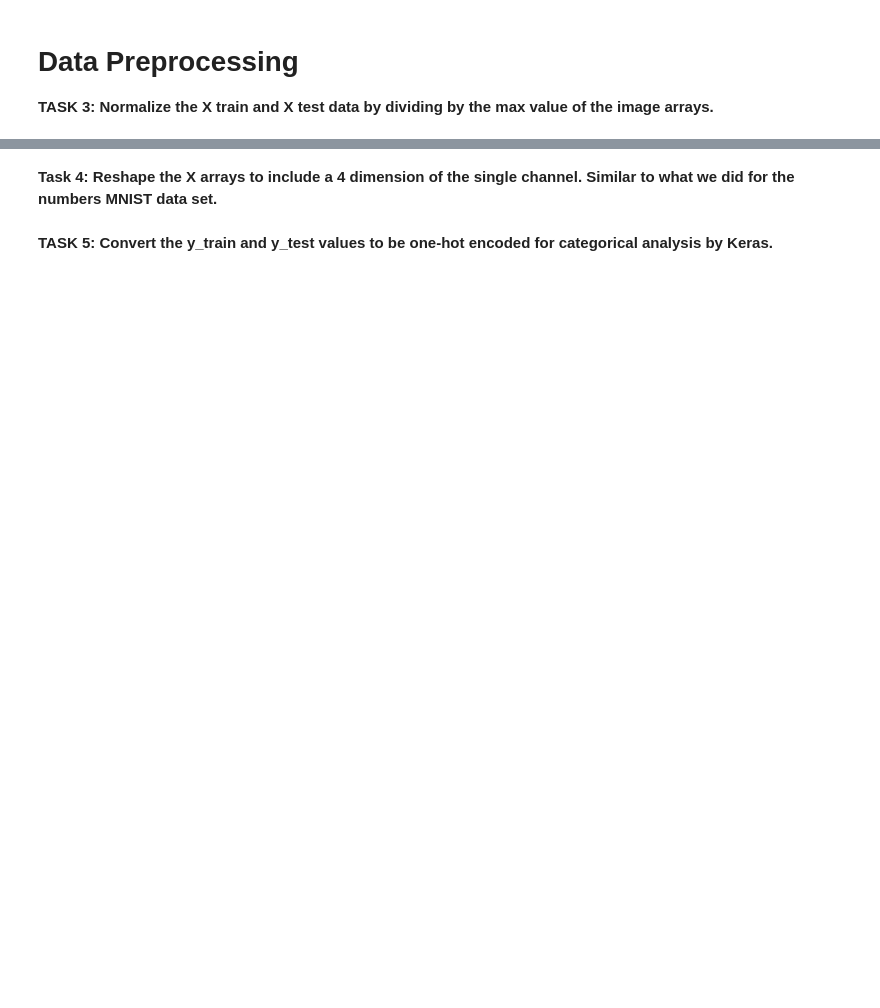
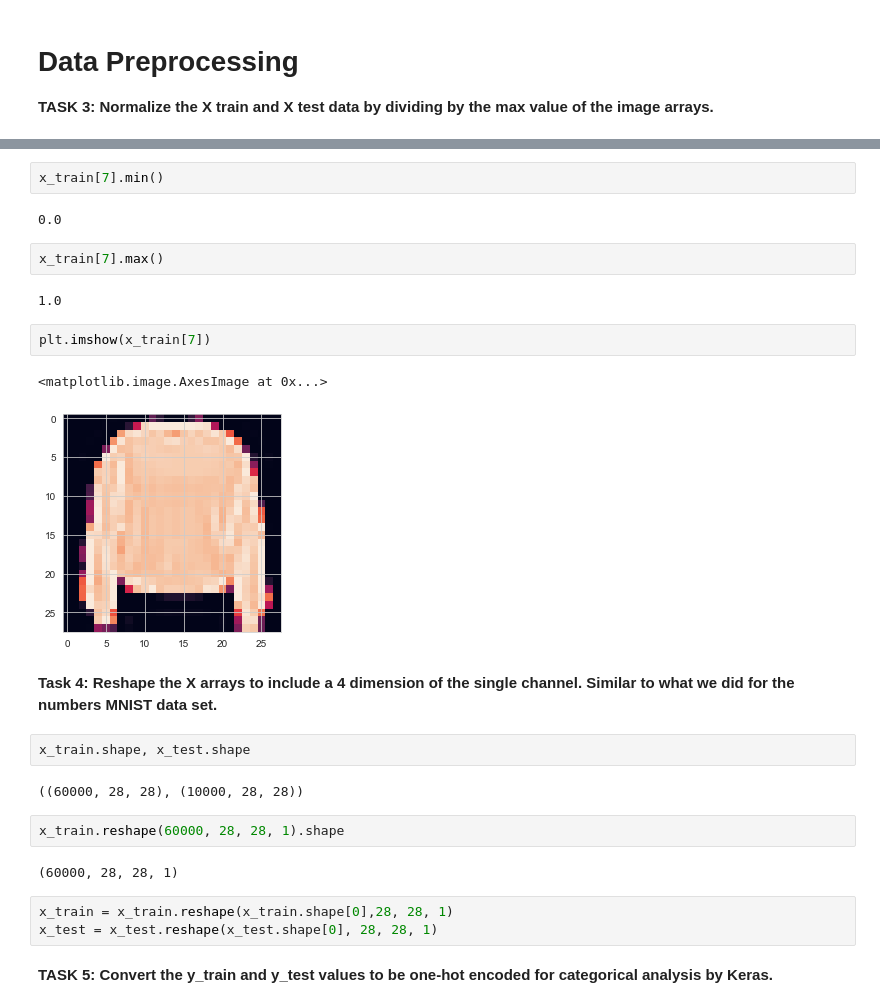
Before and after one commit to Furkan-Coskun/DL-Deep-Learning, a Jupyter notebook: DL-Assignment-2 (Image Classification with CNN)-Student.ipynb, the cells around one changed output, grey strips where cells are left out. Saved outputs shown, nothing was run; the diff lists cells and outputs as text; blank space fills up the shorter version.

```diff
--- a/DL-Assignment-2 (Image Classification with CNN)-Student.ipynb
+++ b/DL-Assignment-2 (Image Classification with CNN)-Student.ipynb
@@ -86,4 +185,28 @@ classes=["T-shirt/top", "Trouser","Pullover","Dress","Coat","Sandal","Shirt","Sn
+# %%
+x_train[7].min()
+# %% [output]
+0.0
+# %%
+x_train[7].max()
+# %% [output]
+1.0
+# %%
+plt.imshow(x_train[7])
+# %% [output]
+<matplotlib.image.AxesImage at 0x...>
+[figure, added]
 # %% [markdown]
 **Task 4: Reshape the X arrays to include a 4 dimension of the single channel. Similar to what we did for the numbers MNIST data set.**
+# %%
+x_train.shape, x_test.shape
+# %% [output]
+((60000, 28, 28), (10000, 28, 28))
+# %%
+x_train.reshape(60000, 28, 28, 1).shape
+# %% [output]
+(60000, 28, 28, 1)
+# %%
+x_train = x_train.reshape(x_train.shape[0],28, 28, 1)
+x_test = x_test.reshape(x_test.shape[0], 28, 28, 1)
 # %% [markdown]
 **TASK 5: Convert the y_train and y_test values to be one-hot encoded for categorical analysis by Keras.**
```
Also changed, not shown: parts of 19 cells of this notebook.
